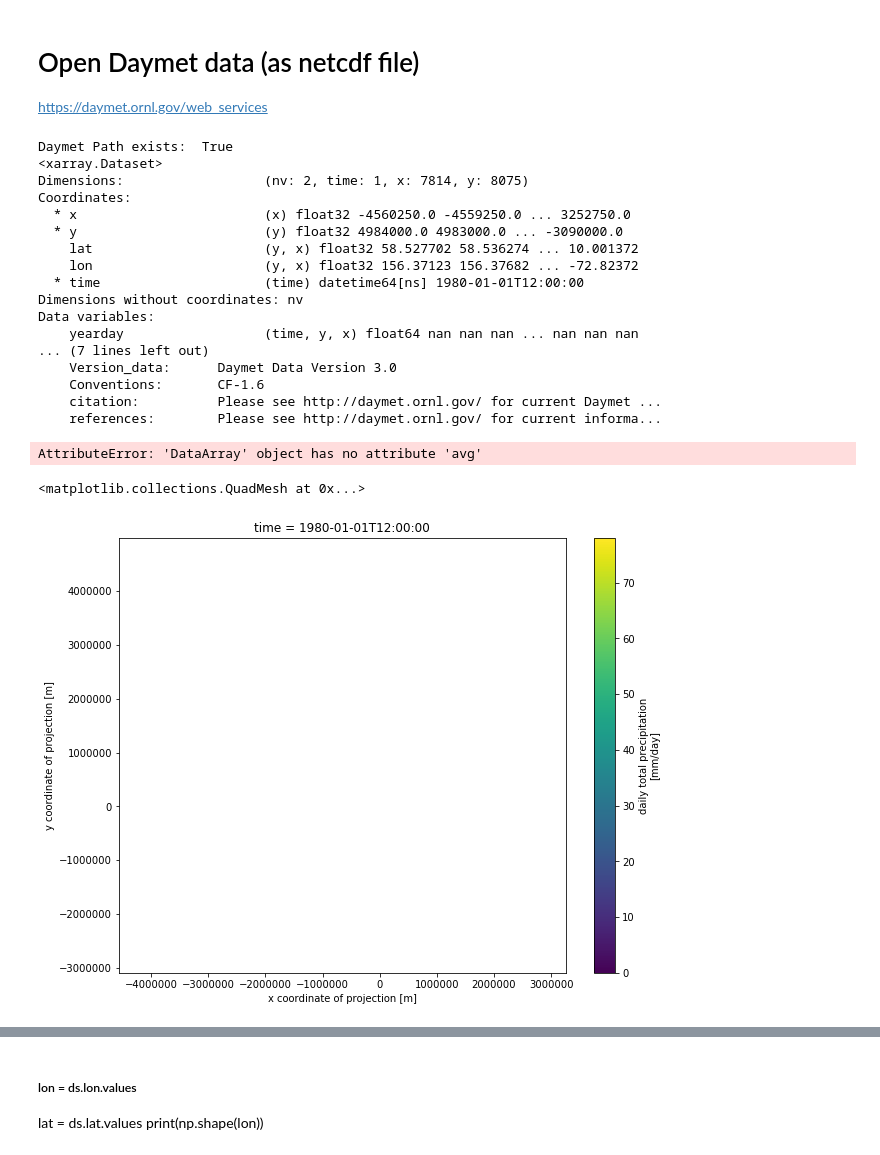
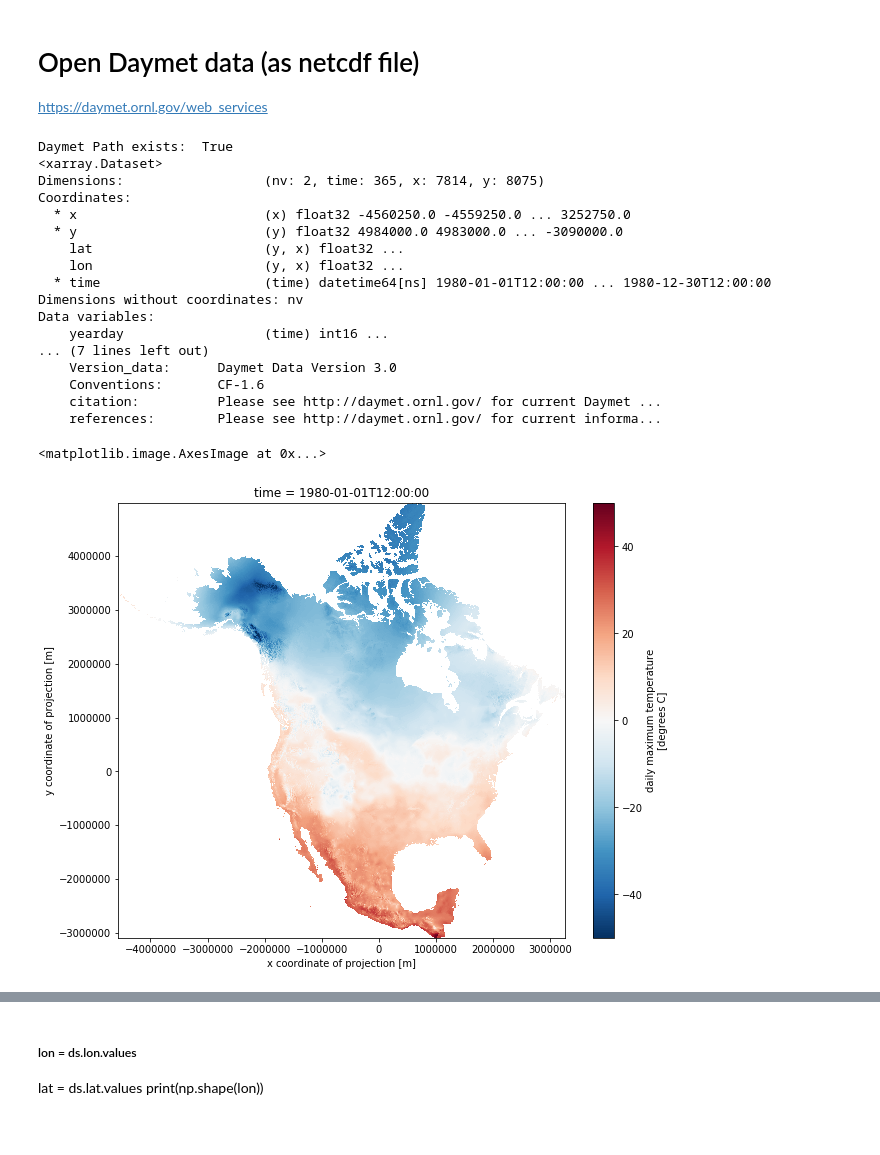
Before and after one commit to nhm-usgs/onhm-fetcher-parser, a Jupyter notebook: notebooks/final_notebooks/Daymet_hru_v1_1_testMap.ipynb, the cells around one changed output, grey strips where cells are left out. Saved outputs shown, nothing was run; the diff lists cells and outputs as text; code cells hidden in the pictures.

Commit message:
notebook to test mapping from daymet stored on yeti by Parker Norton, rather than pulling from daymet thredds server

```diff
--- a/notebooks/final_notebooks/Daymet_hru_v1_1_testMap.ipynb
+++ b/notebooks/final_notebooks/Daymet_hru_v1_1_testMap.ipynb
@@ -41,47 +44,43 @@ gdf.reset_index(drop=True, inplace=True)
 https://daymet.ornl.gov/web_services
 # %%
 from pathlib import Path
-dmPath = Path('../../Data_v1_1_Daymet')
+dmPath = Path('../../Data_v1_1')
 print('Daymet Path exists: ', dmPath.exists())
 dmFile = Path(list(dmPath.glob('*_tmax_1980*.nc4'))[0])
 ds = None
 if dmFile.exists():
-    ds = xr.open_dataset(dmFile)
-    dsday = ds.sel(time=slice('1980-01-01'))
-    ds2 = dsday.where((ds.lat >= 20) & (ds.lat <= 54) & (ds.lat >= -126) & (ds.lat <= -65))
+    ds_den = xr.open_dataset(dmFile)
+#     dsday = ds.sel(time=slice('1980-01-01'))
+#     ds2 = dsday.where((ds.lat >= 20) & (ds.lat <= 54) & (ds.lat >= -126) & (ds.lat <= -65))
     #delaware = temp.where((ds.lon>=-77) & (ds.lon<=-74) & (ds.lat>=38) & (ds.lat<=43), drop=True)-273.5
-    print(ds2)
+    print(ds_den)
 else:
     print('Daymet file does not exist', dmFile)
 # %% [output]
 Daymet Path exists:  True
 <xarray.Dataset>
-Dimensions:                  (nv: 2, time: 1, x: 7814, y: 8075)
+Dimensions:                  (nv: 2, time: 365, x: 7814, y: 8075)
 Coordinates:
   * x                        (x) float32 -4560250.0 -4559250.0 ... 3252750.0
   * y                        (y) float32 4984000.0 4983000.0 ... -3090000.0
-    lat                      (y, x) float32 58.527702 58.536274 ... 10.001372
-    lon                      (y, x) float32 156.37123 156.37682 ... -72.82372
-  * time                     (time) datetime64[ns] 1980-01-01T12:00:00
+    lat                      (y, x) float32 ...
+    lon                      (y, x) float32 ...
+  * time                     (time) datetime64[ns] 1980-01-01T12:00:00 ... 1980-12-30T12:00:00
 Dimensions without coordinates: nv
 Data variables:
-    yearday                  (time, y, x) float64 nan nan nan ... nan nan nan
+    yearday                  (time) int16 ...
 ... (7 lines left out)
     Version_data:      Daymet Data Version 3.0
     Conventions:       CF-1.6
     citation:          Please see http://daymet.ornl.gov/ for current Daymet ...
     references:        Please see http://daymet.ornl.gov/ for current informa...
-# %%
-print(dsday.prcp.avg())
-# %% [output]
-AttributeError: 'DataArray' object has no attribute 'avg'
 # %%
-dsprcp = ds.prcp.sel(time='1980-01-01T12:00:00')
-dsprcp.plot()
+dsprcp = ds_den.tmax.sel(time='1980-01-01T12:00:00')
+dsprcp.plot.imshow()
 # plt.show()
 # %% [output]
-<matplotlib.collections.QuadMesh at 0x...>
+<matplotlib.image.AxesImage at 0x...>
-[figure, old version]
+[figure, new version]
 # %%
 import requests
 from requests.exceptions import HTTPError
```
Also changed, not shown: parts of 15 cells of this notebook.
